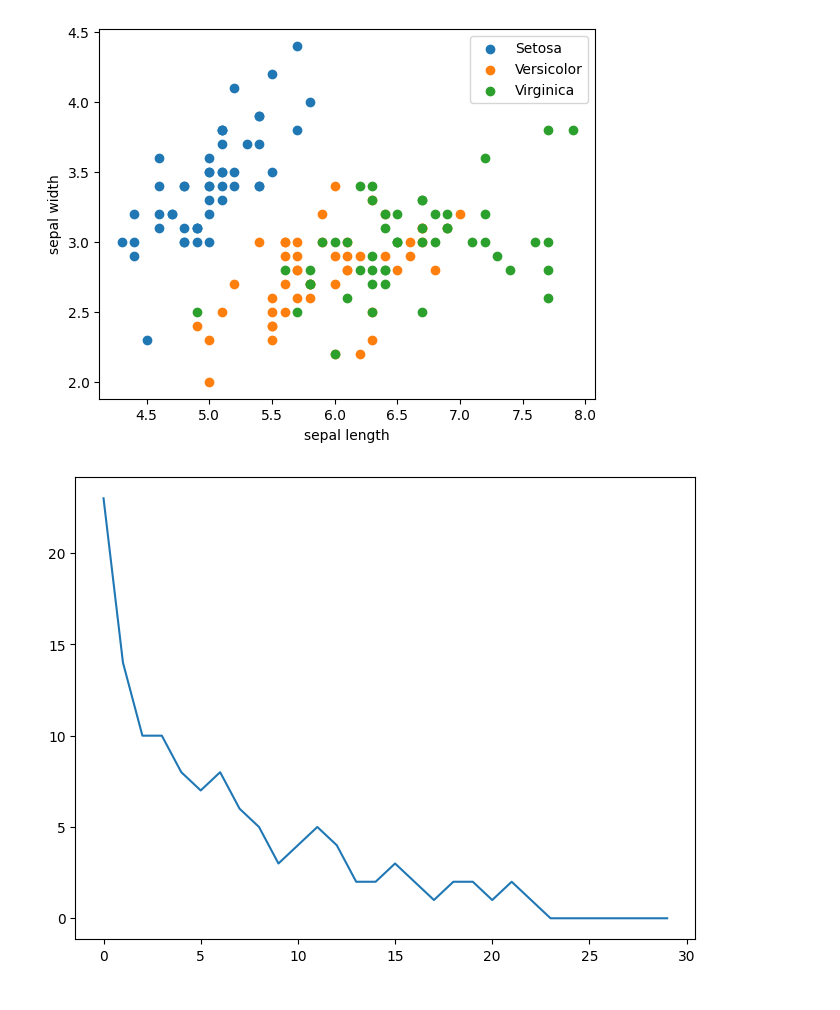
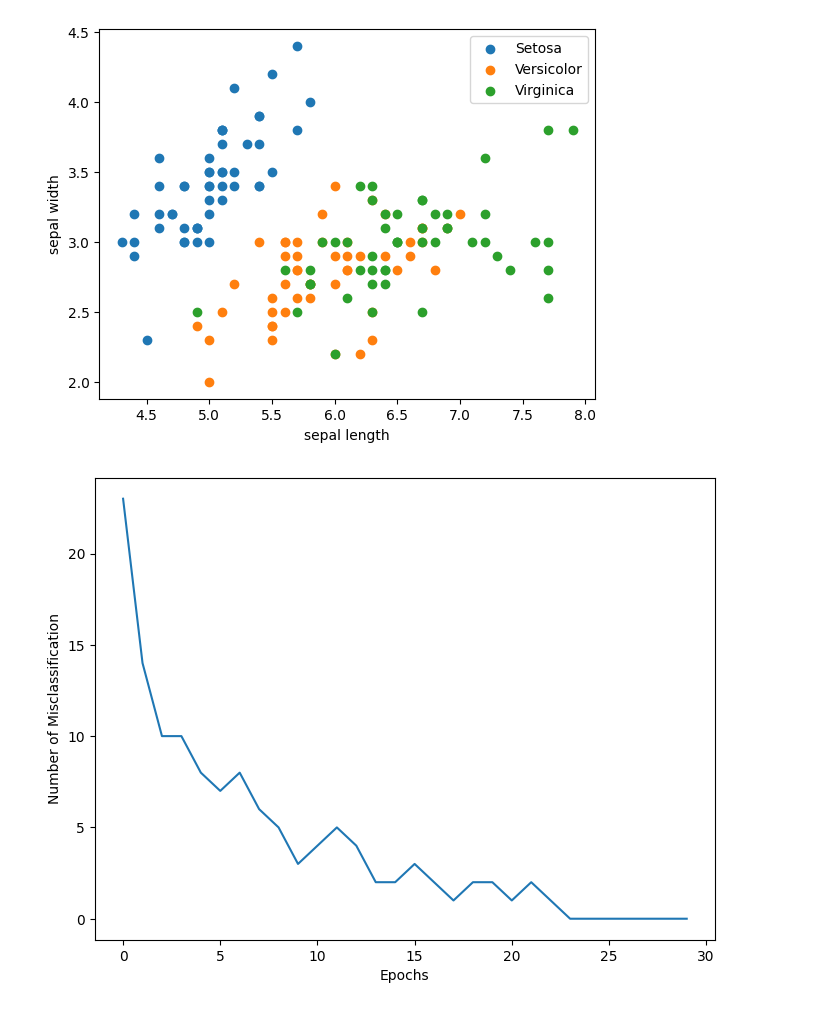
Before and after one commit to neverstoprunning0808/basic-ml-algos, a Jupyter notebook: classification/01_vanilla_perceptron.ipynb, the cells around one changed output. Drawn from its saved outputs; the diff is of its cells as text; code cells hidden in the pictures.

```diff
--- a/classification/01_vanilla_perceptron.ipynb
+++ b/classification/01_vanilla_perceptron.ipynb
@@ -64,9 +64,11 @@ perceptron.fit(X, y)
 # %%
 # training errors:
 training_errors = perceptron.errors_
 n = list(range(perceptron.n_iter))
 plt.figure(figsize=(8, 6))
 plt.plot(n, training_errors)
+plt.xlabel("Epochs")
+plt.ylabel("Number of Misclassification")
 plt.show()
 # %% [output]
-[figure, old version]
+[figure, new version]
```
Also changed, not shown: 11 other files.
